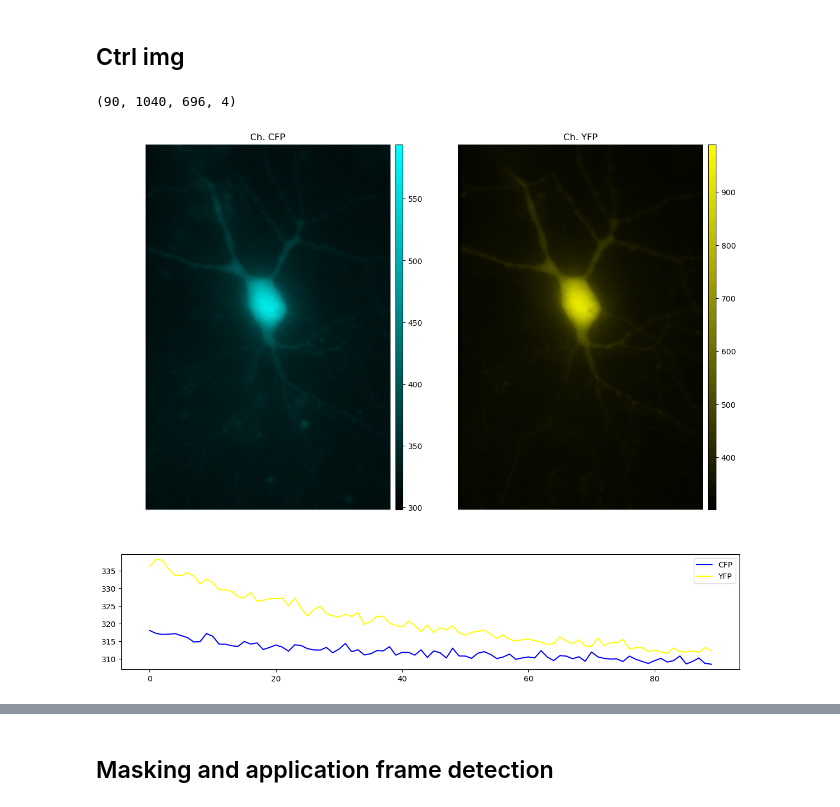
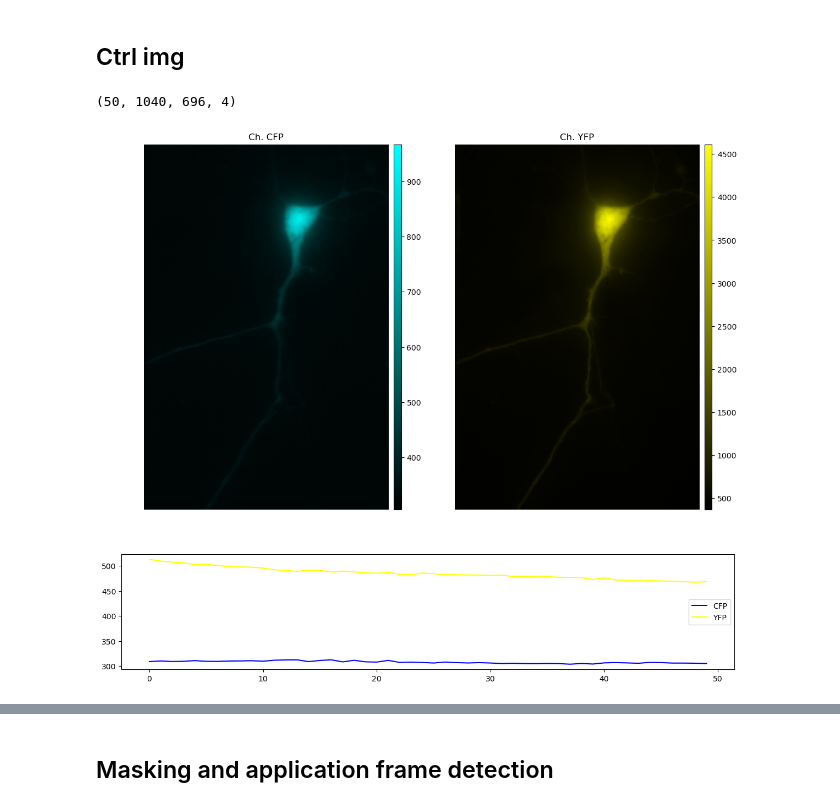
Before and after one commit to wisstock/LTData, a Jupyter notebook: cfp_yfp.ipynb, the cells around one changed output, grey strips where cells are left out. Drawn from its saved outputs; the diff is of its cells as text; code cells hidden in the pictures.

```diff
--- a/cfp_yfp.ipynb
+++ b/cfp_yfp.ipynb
@@ -90,7 +90,7 @@ def plot_linearmap(cdict):
 # %% [markdown]
 ## Ctrl img
 # %%
-img_raw = io.imread('02_s.tif')
+img_raw = io.imread('01_s.tif')
 print(img_raw.shape)
 
 img_cfp_raw = img_raw[:,:,:,2]
@@ -104,32 +104,32 @@ plt.figure(figsize=(12,15))
 ax0 = plt.subplot(221)
 ax0.set_title('Ch. CFP')
 img0 = ax0.imshow(img_cfp_ctrl, cmap=cmap_cyan)
 # img0.set_clim(vmin=np.min(img_raw), vmax=np.max(img_raw))
 div0 = make_axes_locatable(ax0)
 cax0 = div0.append_axes('right', size='3%', pad=0.1)
 plt.colorbar(img0, cax=cax0)
 ax0.axis('off')
 
 ax1 = plt.subplot(222)
 ax1.set_title('Ch. YFP')
 img1 = ax1.imshow(img_yfp_ctrl, cmap=cmap_yellow)
 # img1.set_clim(vmin=np.min(img_raw), vmax=np.max(img_raw))
 div1 = make_axes_locatable(ax1)
 cax1 = div1.append_axes('right', size='3%', pad=0.1)
 plt.colorbar(img1, cax=cax1)
 ax1.axis('off')
 
 ax2 = plt.subplot(614)
 ax2.plot([np.mean(frame) for frame in img_cfp_raw], label='CFP', color='blue')
 ax2.plot([np.mean(frame) for frame in img_yfp_raw], label='YFP', color='yellow')
 ax2.legend()
 
 plt.tight_layout()
 plt.show()
 
 
 img_cfp = filters.gaussian(img_cfp_raw, sigma=0.5)
 img_yfp = filters.gaussian(img_yfp_raw, sigma=0.5)
 # %% [output]
-(90, 1040, 696, 4)
+(50, 1040, 696, 4)
-[figure, old version]
+[figure, new version]
```
Also changed, not shown: parts of 5 cells of this notebook, 1 other file.
